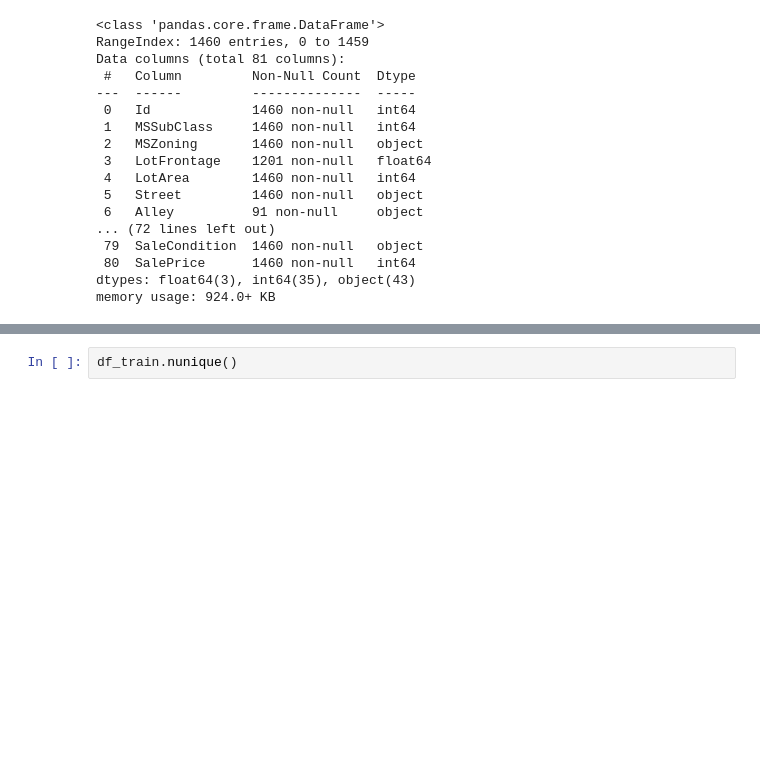
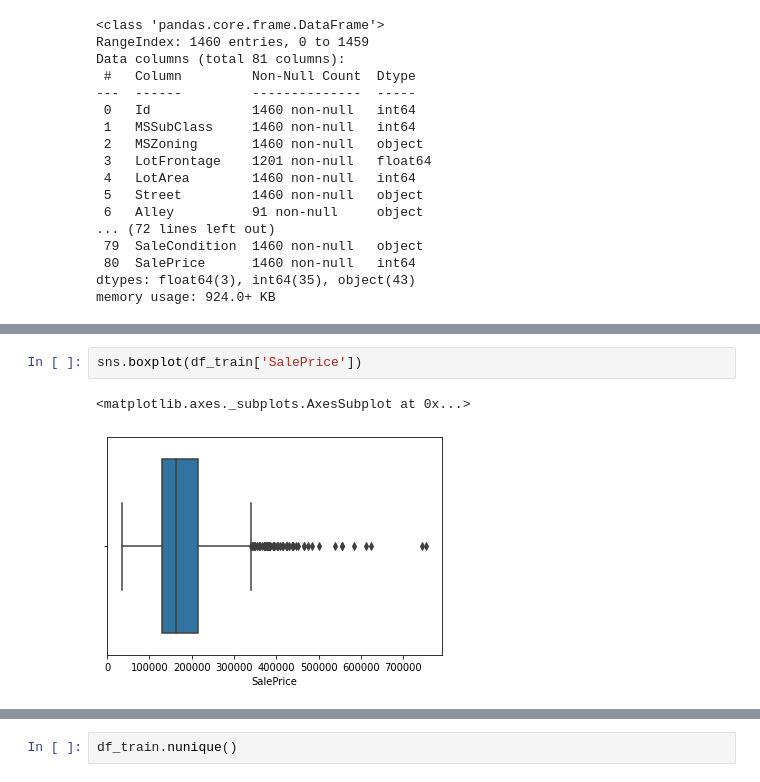
Before and after one commit to ayselrajabli/KaggleProjects, a Jupyter notebook: House Prices - Advanced Regression Techniques/HousePricesKaggle.ipynb, the cells around one changed output, grey strips where cells are left out. Cells and saved outputs as stored; diff of their text form; blank space fills up the shorter version.

```diff
--- a/House Prices - Advanced Regression Techniques/HousePricesKaggle.ipynb
+++ b/House Prices - Advanced Regression Techniques/HousePricesKaggle.ipynb
@@ -81,0 +105,5 @@ Test Data: 1459 rows
+# %%
+sns.boxplot(df_train['SalePrice'])
+# %% [output]
+<matplotlib.axes._subplots.AxesSubplot at 0x...>
+[figure, added]
```
Also changed, not shown: parts of 19 cells of this notebook.
